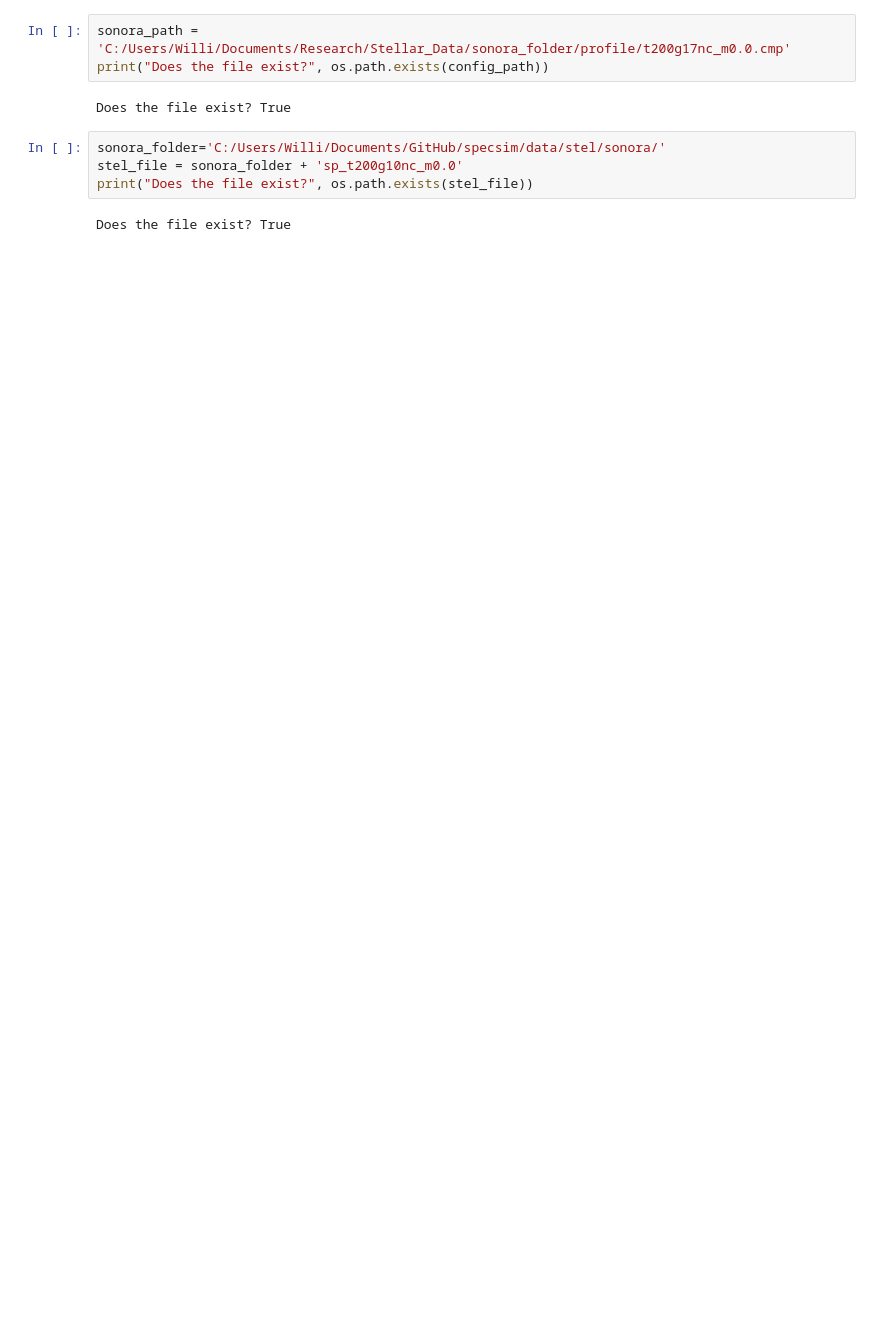
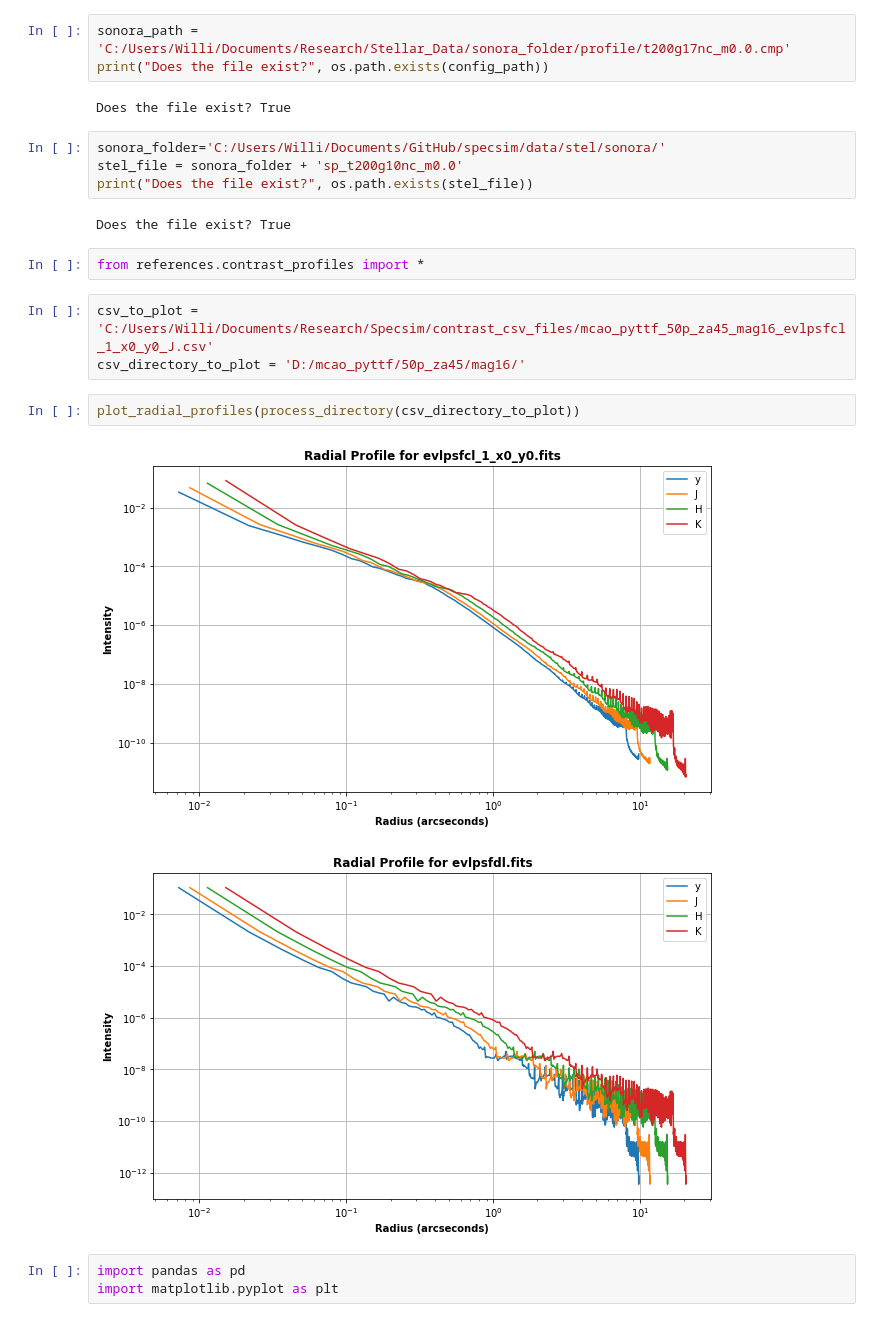
Before and after one commit to ashbake/specsim, a Jupyter notebook: contrast/specsim_testing.ipynb, the cells around one changed output. Saved outputs shown, nothing was run; the diff lists cells and outputs as text; blank space fills up the shorter version.

```diff
--- a/contrast/specsim_testing.ipynb
+++ b/contrast/specsim_testing.ipynb
@@ -155,3 +96,16 @@ stel_file = sonora_folder + 'sp_t200g10nc_m0.0'
 print("Does the file exist?", os.path.exists(stel_file))
 # %% [output]
 Does the file exist? True
+# %%
+from references.contrast_profiles import *
+# %%
+csv_to_plot = 'C:/Users/Willi/Documents/Research/Specsim/contrast_csv_files/mcao_pyttf_50p_za45_mag16_evlpsfcl_1_x0_y0_J.csv'
+csv_directory_to_plot = 'D:/mcao_pyttf/50p_za45/mag16/'
+# %%
+plot_radial_profiles(process_directory(csv_directory_to_plot))
+# %% [output]
+[figure, added]
+[figure, added]
+# %%
+import pandas as pd
+import matplotlib.pyplot as plt
```
Also changed, not shown: parts of 14 cells of this notebook, 9 other files.
